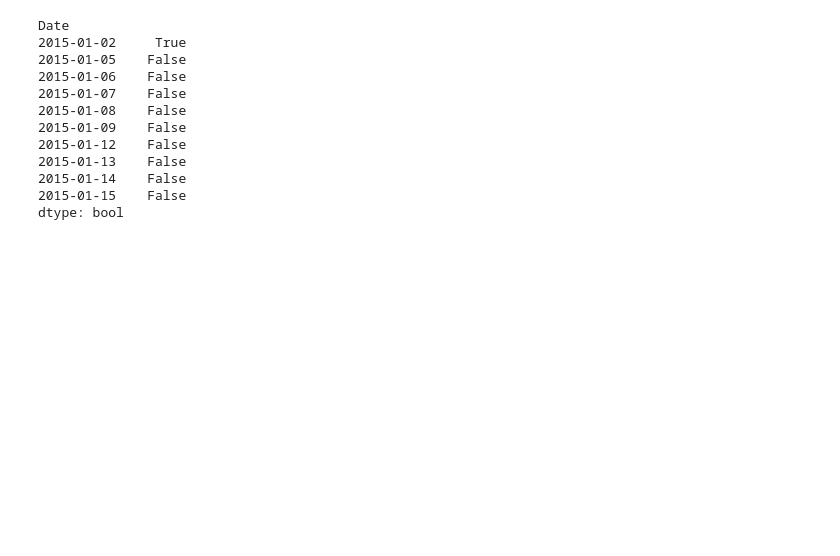
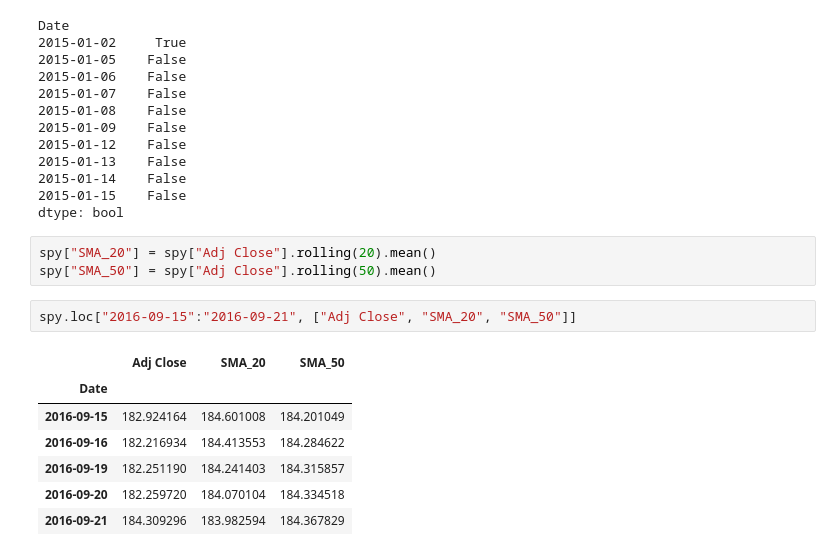
Before and after one commit to GHamilton04/backtester, a Jupyter notebook: notebooks/04_strategy.ipynb, the cells around one changed output. Saved outputs shown, nothing was run; the diff lists cells and outputs as text; blank space fills up the shorter version.

```diff
--- a/notebooks/04_strategy.ipynb
+++ b/notebooks/04_strategy.ipynb
@@ -165,3 +165,16 @@ Date
 2015-01-14    False
 2015-01-15    False
 dtype: bool
+# %%
+spy["SMA_20"] = spy["Adj Close"].rolling(20).mean()
+spy["SMA_50"] = spy["Adj Close"].rolling(50).mean()
+# %%
+spy.loc["2016-09-15":"2016-09-21", ["Adj Close", "SMA_20", "SMA_50"]]
+# %% [output]
+|  | Adj Close | SMA_20 | SMA_50 |
+| Date |  |  |  |
+| 2016-09-15 | 182.924164 | 184.601008 | 184.201049 |
+| 2016-09-16 | 182.216934 | 184.413553 | 184.284622 |
+| 2016-09-19 | 182.251190 | 184.241403 | 184.315857 |
+| 2016-09-20 | 182.259720 | 184.070104 | 184.334518 |
+| 2016-09-21 | 184.309296 | 183.982594 | 184.367829 |
```
Also changed, not shown: parts of 4 cells of this notebook.
